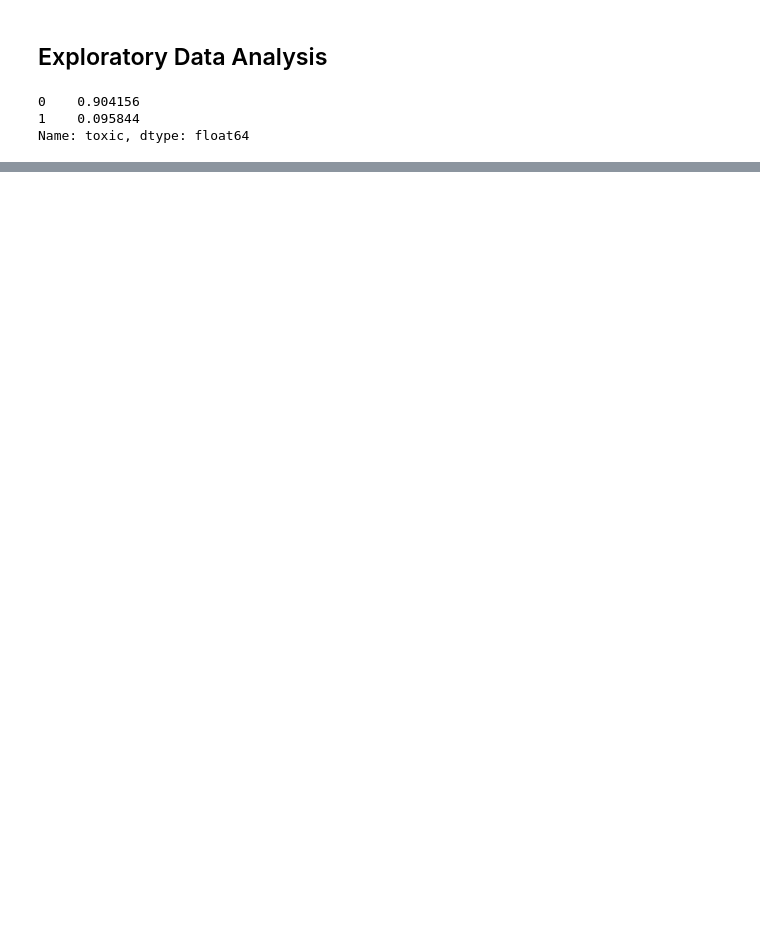
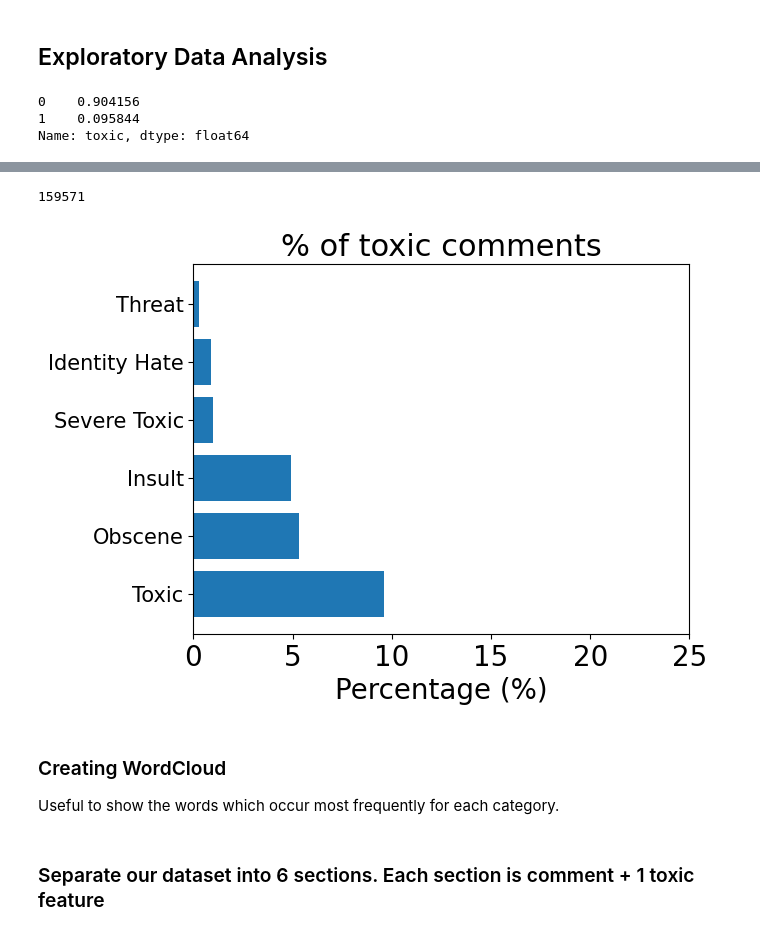
Before and after one commit to rohan-singh987/commentToxicityAnalyzer-ML, a Jupyter notebook: Comment Toxicity Classifier.ipynb, the cells around one changed output, grey strips where cells are left out. Drawn from its saved outputs; the diff is of its cells as text; code cells hidden in the pictures; blank space fills up the shorter version.

Commit message:
EDA and Data Processing
Signed-off-by: Rohan Singh <rohannsingh98765@gmail.com>

```diff
--- a/Comment Toxicity Classifier.ipynb
+++ b/Comment Toxicity Classifier.ipynb
@@ -74,0 +67,13 @@ memory usage: 9.7+ MB
+# %%
+import re
+import string
+
+alphanumeric = lambda x: re.sub('\w*\d\w*', ' ', x)
+
+punc_lower = lambda x: re.sub('[%s]' % re.escape(string.punctuation), ' ', x.lower())
+
+remove_n = lambda x: re.sub("\n", " ", x)
+
+remove_non_ascii = lambda x: re.sub(r'[^\x00-\x7f]',r' ', x)
+
+data['comment_text'] = data['comment_text'].map(alphanumeric).map(punc_lower).map(remove_n).map(remove_non_ascii)
@@ -82,0 +109,28 @@ Name: toxic, dtype: float64
+# %%
+num_rows = len(data)
+print(num_rows)
+# %% [output]
+159571
+# %%
+tox_per = data['toxic'].sum() / num_rows * 100
+sevTox_per = data['severe_toxic'].sum() / num_rows * 100
+obs_per = data['obscene'].sum() / num_rows * 100
+thr_per = data['threat'].sum() / num_rows * 100
+ins_per = data['insult'].sum() / num_rows * 100
+hate_per = data['identity_hate'].sum() / num_rows * 100
+
+
+ind = np.arange(6)
+
+graph = plt.barh(ind, [tox_per, obs_per, ins_per, sevTox_per, hate_per, thr_per])
+plt.xlabel('Percentage (%)', size=20)
+plt.title('% of toxic comments', size=22)
+plt.xticks(np.arange(0, 30, 5), size=20)
+plt.yticks(ind, ('Toxic', 'Obscene', 'Insult', 'Severe Toxic', 'Identity Hate', 'Threat', ), size=15)
+
+plt.show()
+# %% [output]
+[figure, added]
+# %% [markdown]
+### Creating WordCloud
+Useful to show the words which occur most frequently for each category.
@@ -82,0 +142,2 @@ Name: toxic, dtype: float64
+# %% [markdown]
+### Separate our dataset into 6 sections. Each section is comment + 1 toxic feature
```
Also changed, not shown: parts of 32 cells of this notebook.
